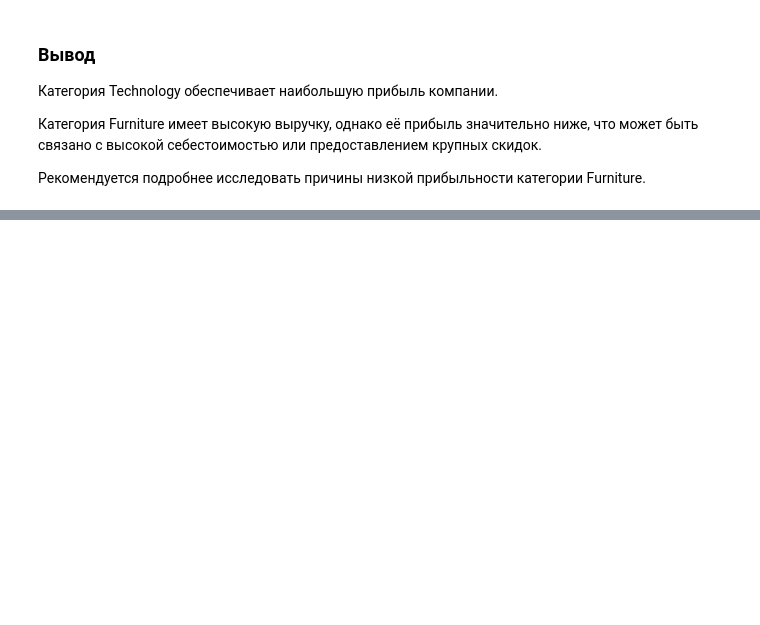
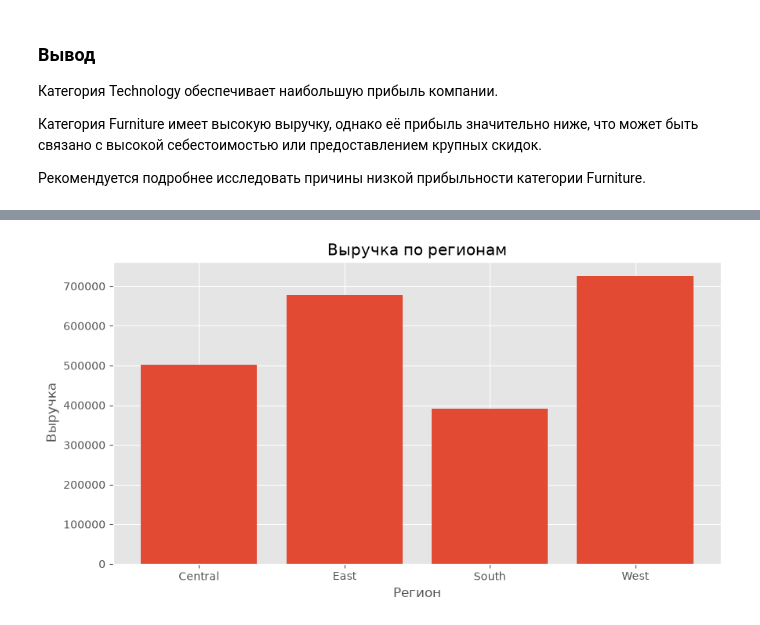
Before and after one commit to KseniaNos/sales-analysis, a Jupyter notebook: notebook.ipynb, the cells around one changed output, grey strips where cells are left out. Saved outputs shown, nothing was run; the diff lists cells and outputs as text; code cells hidden in the pictures; blank space fills up the shorter version.

```diff
--- a/notebook.ipynb
+++ b/notebook.ipynb
@@ -306,0 +413,11 @@ plt.show()
+# %%
+region_sales = (
+    df.groupby("Region", as_index=False)
+      .agg(
+          Sales=("Sales", "sum"),
+          Profit=("Profit", "sum"),
+          Orders=("Order ID", "nunique")
+      )
+)
+
+region_sales
@@ -306,0 +430,12 @@ plt.show()
+# %%
+plt.figure(figsize=(10,5))
+
+plt.bar(region_sales["Region"], region_sales["Sales"])
+
+plt.title("Выручка по регионам")
+plt.xlabel("Регион")
+plt.ylabel("Выручка")
+
+plt.show()
+# %% [output]
+[figure, added]
```
Also changed, not shown: parts of 98 cells of this notebook.
